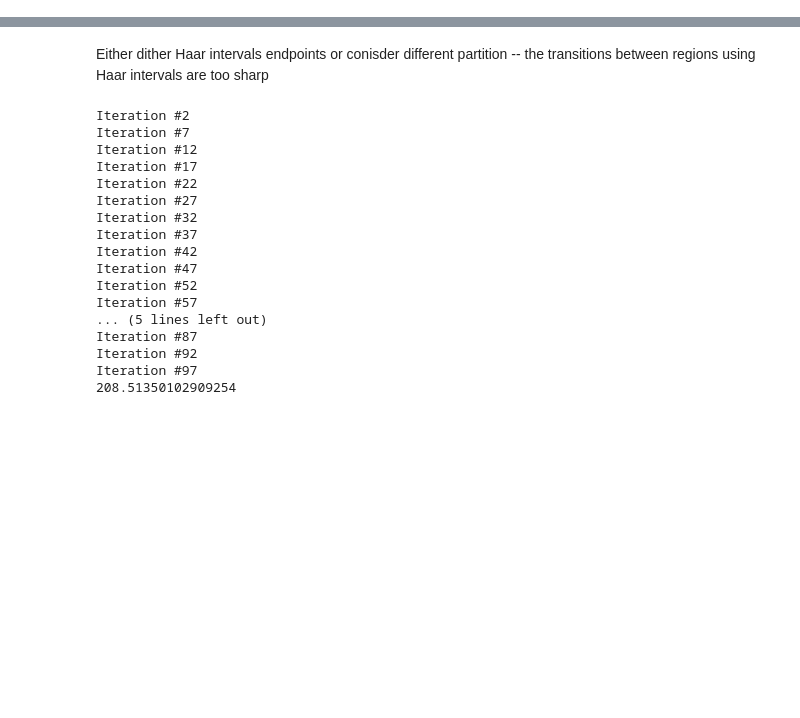
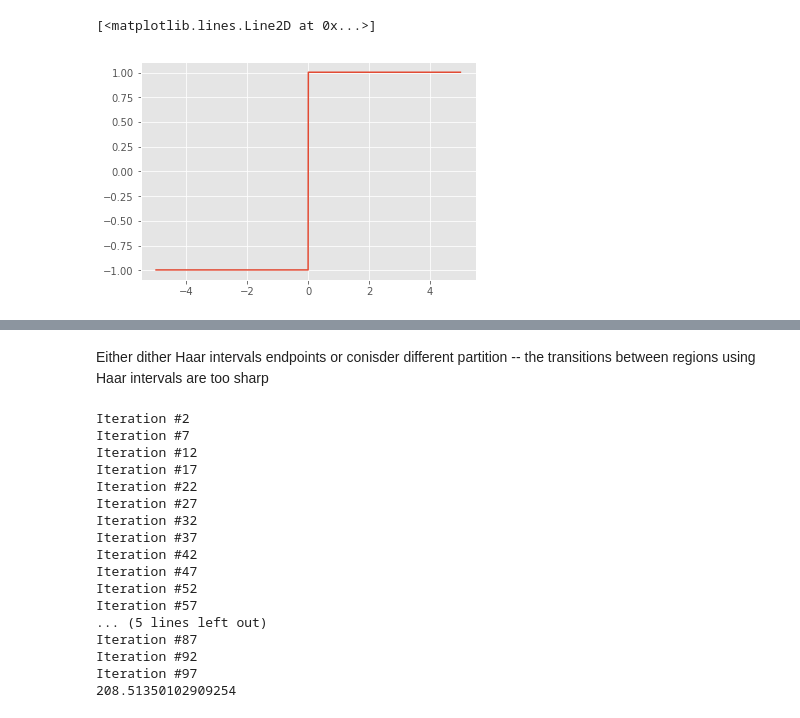
Before and after one commit to alonkipnis/one-bit-mean-estimation, a Jupyter notebook: Code/One_bit_Distributed.ipynb, the cells around one changed output, grey strips where cells are left out. Drawn from its saved outputs; the diff is of its cells as text; code cells hidden in the pictures; blank space fills up the shorter version.

```diff
--- a/Code/One_bit_Distributed.ipynb
+++ b/Code/One_bit_Distributed.ipynb
@@ -13,3 +14,10 @@ def write_to_csv(xx,yy,zz, filename, fieldnames = ['x','y','z']) :
         writer.writeheader()
         for x,y,z in zip(xx,yy,zz) :
             writer.writerow({fieldnames[0] : x, fieldnames[1] : y, fieldnames[2] : z})
+# %%
+dff = (ff[1:] - ff[:-1]) / dx
+
+plt.plot(yy[1:], - dff / ff[1:])
+# %% [output]
+[<matplotlib.lines.Line2D at 0x...>]
+[figure, added]
```
Also changed, not shown: parts of 23 cells of this notebook, 13 other files.
